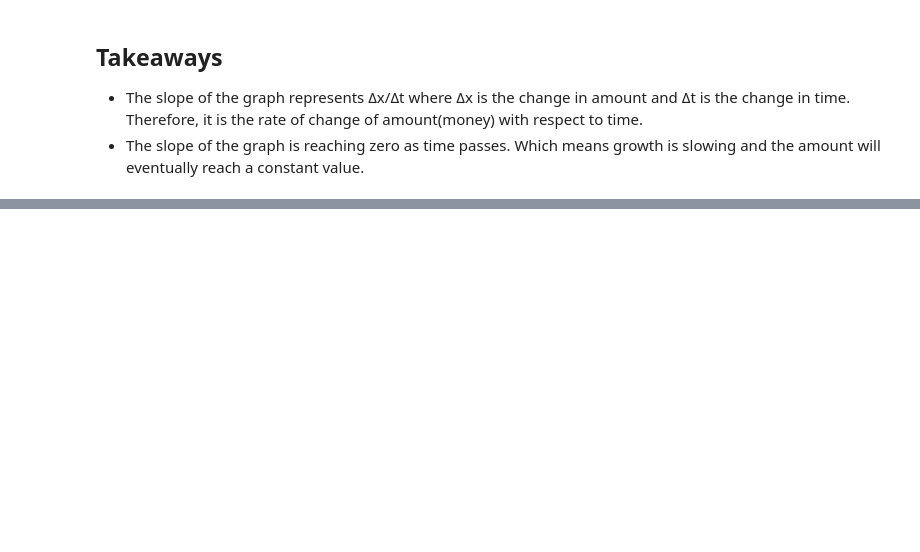
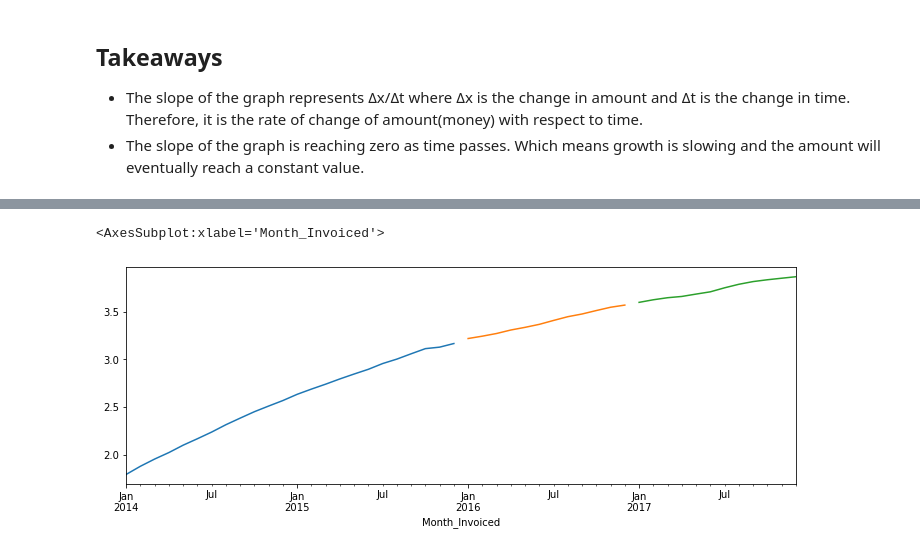
Before and after one commit to brentschriver/time-series-exercises, a Jupyter notebook: model.ipynb, the cells around one changed output, grey strips where cells are left out. Saved outputs shown, nothing was run; the diff lists cells and outputs as text; code cells hidden in the pictures; blank space fills up the shorter version.

```diff
--- a/model.ipynb
+++ b/model.ipynb
@@ -215,0 +327,2 @@ by_date.plot(x='Month_Invoiced', y='amount')
+# %%
+train = df[:'2015-12-31']
@@ -215,0 +346,2 @@ by_date.plot(x='Month_Invoiced', y='amount')
+# %%
+validate = df['2016-01':'2016-12']
@@ -215,0 +365,2 @@ by_date.plot(x='Month_Invoiced', y='amount')
+# %%
+test = df['2017':]
@@ -215,0 +384,8 @@ by_date.plot(x='Month_Invoiced', y='amount')
+# %%
+plt.figure(figsize=(12,4))
+train.amount.resample('M').mean().plot()
+validate.amount.resample('M').mean().plot()
+test.amount.resample('M').mean().plot()
+# %% [output]
+<AxesSubplot:xlabel='Month_Invoiced'>
+[figure, added]
```
Also changed, not shown: parts of 29 cells of this notebook.
